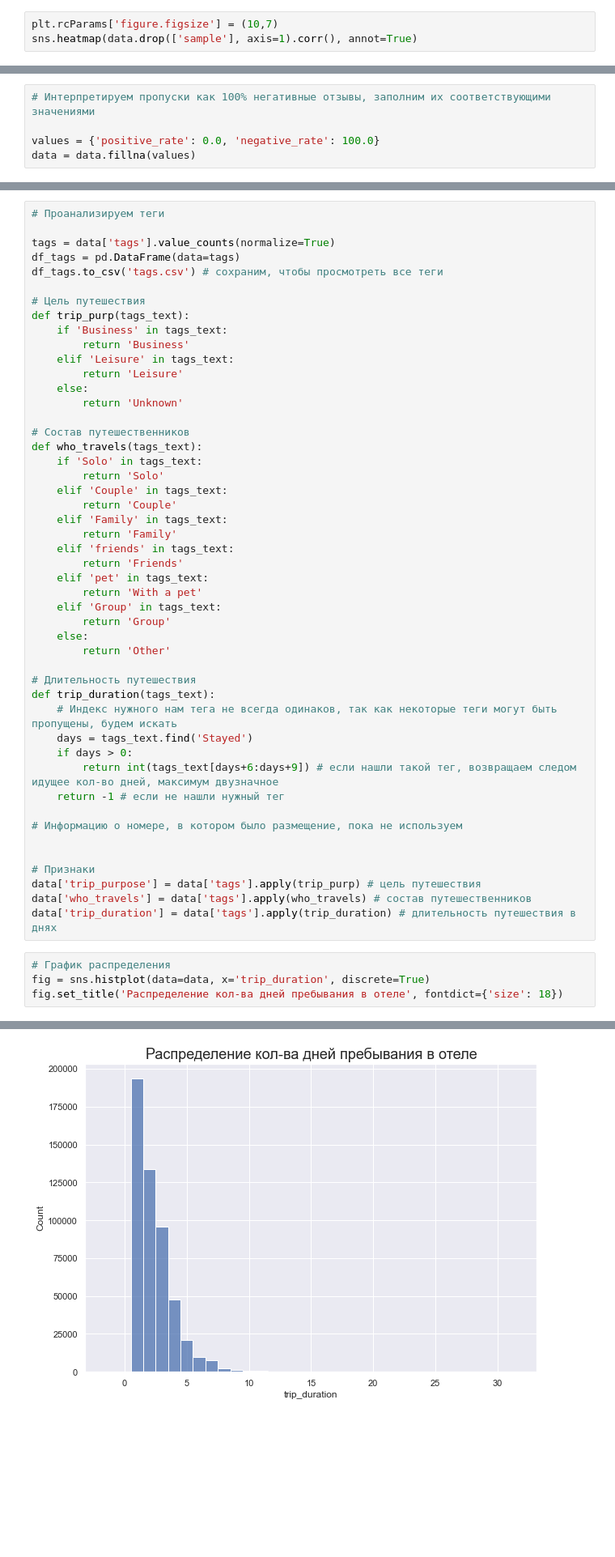
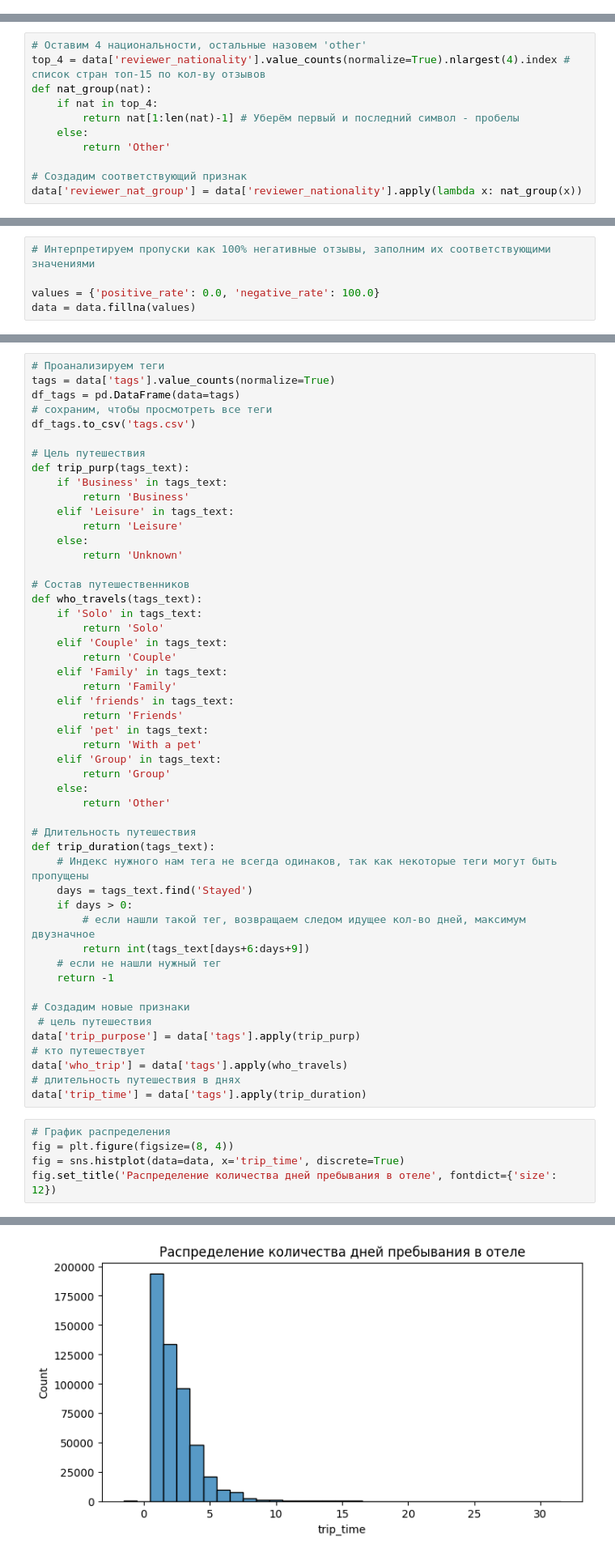
Before and after one commit to Alexandra231116/Alexa_Data_Science, a Jupyter notebook: SKILLFACTORY/Kaggle/Project_3.ipynb, the cells around one changed output, grey strips where cells are left out. Shown at 81% size. Saved outputs shown, nothing was run; the diff lists cells and outputs as text; blank space fills up the shorter version.

```diff
--- a/SKILLFACTORY/Kaggle/Project_3.ipynb
+++ b/SKILLFACTORY/Kaggle/Project_3.ipynb
@@ -130,6 +180,3 @@ reviewer_score                                    38
 dtype: int64
 # %% [markdown]
 ## 2.2 Взаимосвязи между признаками
-# %%
-plt.rcParams['figure.figsize'] = (10,7)
-sns.heatmap(data.drop(['sample'], axis=1).corr(), annot=True)
@@ -396,0 +386,11 @@ Text(0.5, 1.0, 'Распределение % отриц. отзывов')
+# %%
+# Оставим 4 национальности, остальные назовем 'other'
+top_4 = data['reviewer_nationality'].value_counts(normalize=True).nlargest(4).index # список стран топ-15 по кол-ву отзывов
+def nat_group(nat):
+    if nat in top_4:
+        return nat[1:len(nat)-1] # Уберём первый и последний символ - пробелы
+    else:
+        return 'Other'
+
+# Создадим соответствующий признак
+data['reviewer_nat_group'] = data['reviewer_nationality'].apply(lambda x: nat_group(x))
@@ -472,9 +493,9 @@ data['negative_clean'] = data['negative_review'].apply(lambda x: 1 if 'clean' in
 # %%
 # Проанализируем теги
-
 tags = data['tags'].value_counts(normalize=True)
 df_tags = pd.DataFrame(data=tags)
-df_tags.to_csv('tags.csv') # сохраним, чтобы просмотреть все теги
+# сохраним, чтобы просмотреть все теги
+df_tags.to_csv('tags.csv')
 
 # Цель путешествия
 def trip_purp(tags_text):
@@ -504,21 +525,24 @@ def who_travels(tags_text):
 
 # Длительность путешествия
 def trip_duration(tags_text):
-    # Индекс нужного нам тега не всегда одинаков, так как некоторые теги могут быть пропущены, будем искать
+    # Индекс нужного нам тега не всегда одинаков, так как некоторые теги могут быть пропущены
     days = tags_text.find('Stayed')
     if days > 0:
-        return int(tags_text[days+6:days+9]) # если нашли такой тег, возвращаем следом идущее кол-во дней, максимум двузначное
-    return -1 # если не нашли нужный тег
+        # если нашли такой тег, возвращаем следом идущее кол-во дней, максимум двузначное
+        return int(tags_text[days+6:days+9])
+    # если не нашли нужный тег
+    return -1
 
-# Информацию о номере, в котором было размещение, пока не используем
-
-
-# Признаки
-data['trip_purpose'] = data['tags'].apply(trip_purp) # цель путешествия
-data['who_travels'] = data['tags'].apply(who_travels) # состав путешественников
-data['trip_duration'] = data['tags'].apply(trip_duration) # длительность путешествия в днях
+# Создадим новые признаки
+ # цель путешествия
+data['trip_purpose'] = data['tags'].apply(trip_purp)
+# кто путешествует
+data['who_trip'] = data['tags'].apply(who_travels)
+# длительность путешествия в днях
+data['trip_time'] = data['tags'].apply(trip_duration)
 # %%
 # График распределения
-fig = sns.histplot(data=data, x='trip_duration', discrete=True)
-fig.set_title('Распределение кол-ва дней пребывания в отеле', fontdict={'size': 18})
+fig = plt.figure(figsize=(8, 4))
+fig = sns.histplot(data=data, x='trip_time', discrete=True)
+fig.set_title('Распределение количества дней пребывания в отеле', fontdict={'size': 12})
 # %% [output]
@@ -526,2 +550,2 @@ Text(0.5, 1.0, 'Распределение кол-ва дней пребыван
-[figure, old version]
+[figure, new version]
 # %% [markdown]
```
Also changed, not shown: parts of 110 cells of this notebook, 6 other files.
